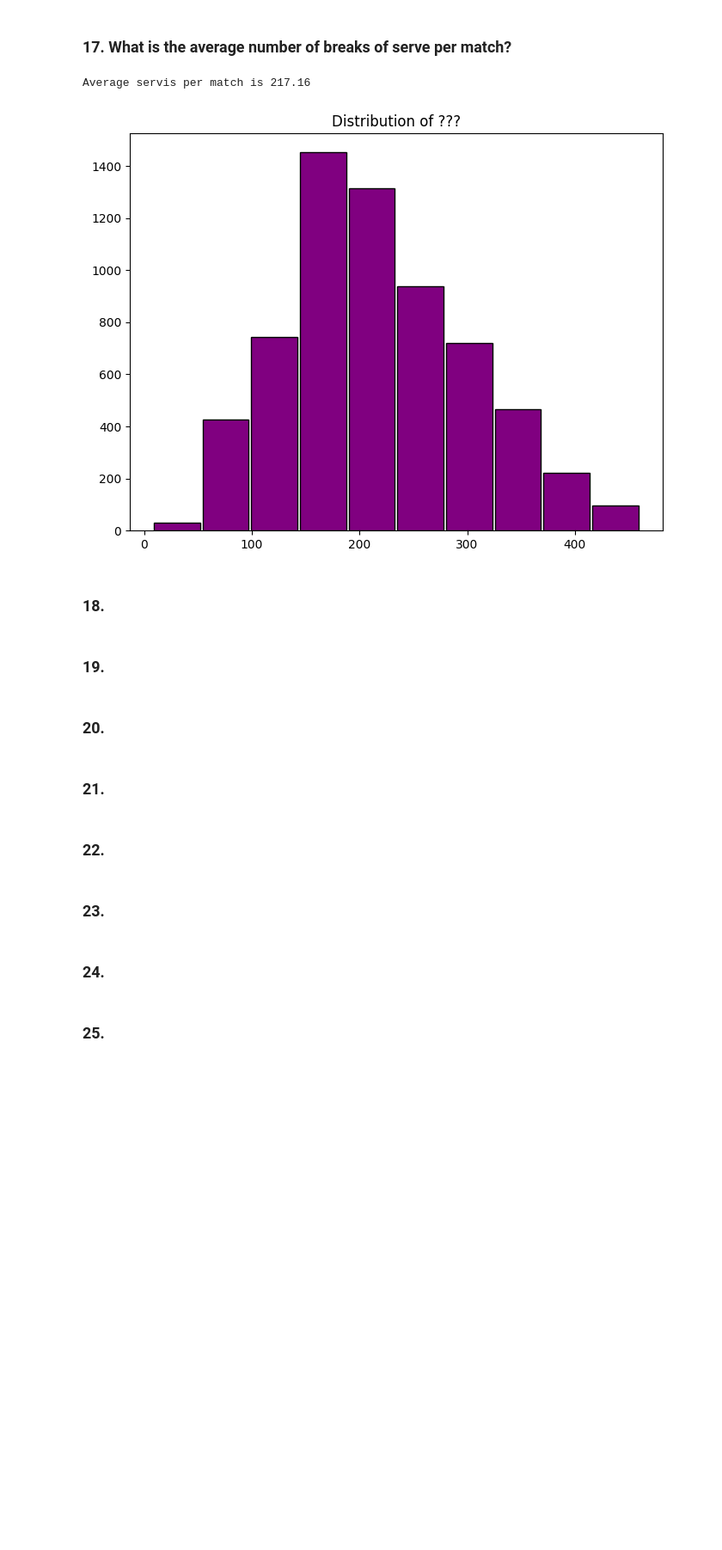
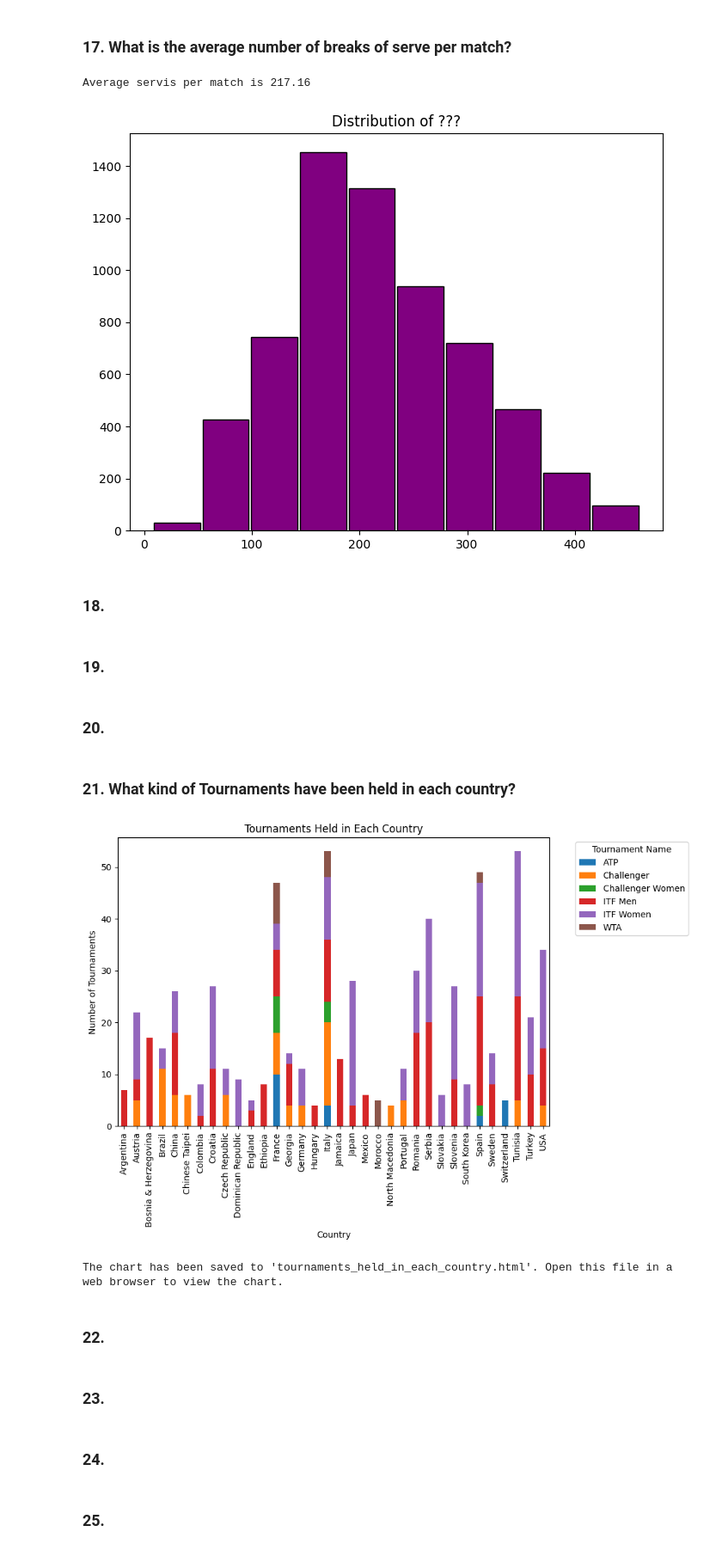
Before and after one commit to Mahlagha1994/Tennis-Games, a Jupyter notebook: notebooks/2-DATA ANALYZING.ipynb, the cells around one changed output. Shown at 86% size. Cells and saved outputs as stored; diff of their text form; code cells hidden in the pictures; blank space fills up the shorter version.

```diff
--- a/notebooks/2-DATA ANALYZING.ipynb
+++ b/notebooks/2-DATA ANALYZING.ipynb
@@ -549,7 +546,73 @@ Average servis per match is 217.16
 # %% [markdown]
 ### 20.
 # %% [markdown]
-### 21.
+### 21. What kind of Tournaments have been held in each country?
+# %%
+Countries_with_Tournaments = pd.merge( MatchVenueInfo[['match_id' , 'country']] , MatchTournamentInfo[['match_id','tournament_category_name']] ,  on='match_id')
+Countries_with_Tournaments.columns
+tournament_counts = Countries_with_Tournaments.groupby(['country', 'tournament_category_name']).size().unstack(fill_value=0)
+
+# Plotting
+tournament_counts.plot(kind='bar', stacked=True, figsize=(10, 7))
+plt.title('Tournaments Held in Each Country')
+plt.xlabel('Country')
+plt.ylabel('Number of Tournaments')
+plt.legend(title='Tournament Name', bbox_to_anchor=(1.05, 1), loc='upper left')
+plt.tight_layout()
+plt.show()
+# %% [output]
+[figure, added]
+# %%
+import plotly.express as px
+
+# Sample data similar to the description
+Countries_with_Tournaments = pd.merge( MatchVenueInfo[['match_id' , 'country']] , MatchTournamentInfo[['match_id','tournament_category_name']] ,  on='match_id')
+Countries_with_Tournaments.columns
+tournament_counts = Countries_with_Tournaments.groupby(['country', 'tournament_category_name']).size().unstack(fill_value=0).reset_index()
+
+tournament_counts_long = tournament_counts.melt(id_vars=['country'], var_name='Tournament Name', value_name='Number of Tournaments')
+
+# Create the stacked bar plot using Plotly
+fig = px.bar(
+    tournament_counts_long,
+    x='country',
+    y='Number of Tournaments',
+    color='Tournament Name',
+    title='Tournaments Held in Each Country',
+    labels={'Number of Tournaments': 'Number of Tournaments', 'country': 'Country'},
+    height=500,
+    width=800
+)
+
+# Customize the layout for a more modern look
+fig.update_layout(
+    title={
+        'text': 'Tournaments Held in Each Country',
+        'y': 0.9,
+        'x': 0.5,
+        'xanchor': 'center',
+        'yanchor': 'top'
+    },
+    legend_title_text='Tournament Name',
+    legend=dict(
+        orientation="v",
+        yanchor="bottom",
+        y=1.02,
+        xanchor="right",
+        x=1
+    ),
+    barmode='stack',
+    xaxis_title='Country',
+    yaxis_title='Number of Tournaments'
+)
+
+# Save the chart to an HTML file
+fig.write_html("tournaments_held_in_each_country.html")
+
+# Output message to inform the user
+print("The chart has been saved to 'tournaments_held_in_each_country.html'. Open this file in a web browser to view the chart.")
+# %% [output]
+The chart has been saved to 'tournaments_held_in_each_country.html'. Open this file in a web browser to view the chart.
 # %% [markdown]
 ### 22.
 # %% [markdown]
```
Also changed, not shown: parts of 4 cells of this notebook.
